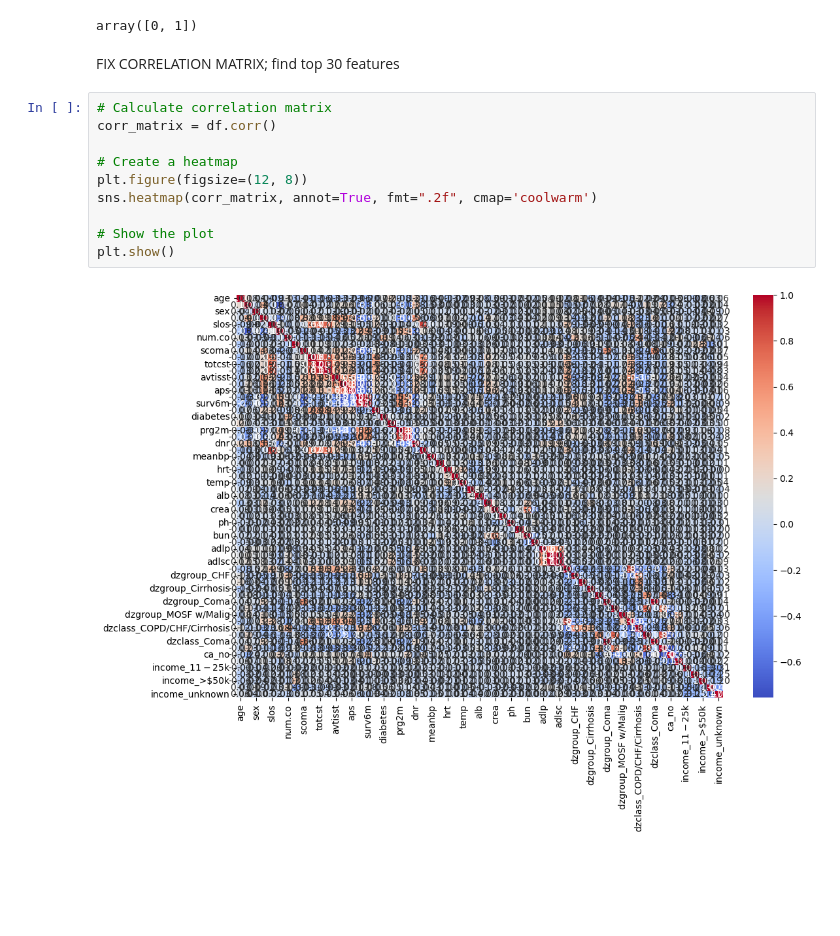
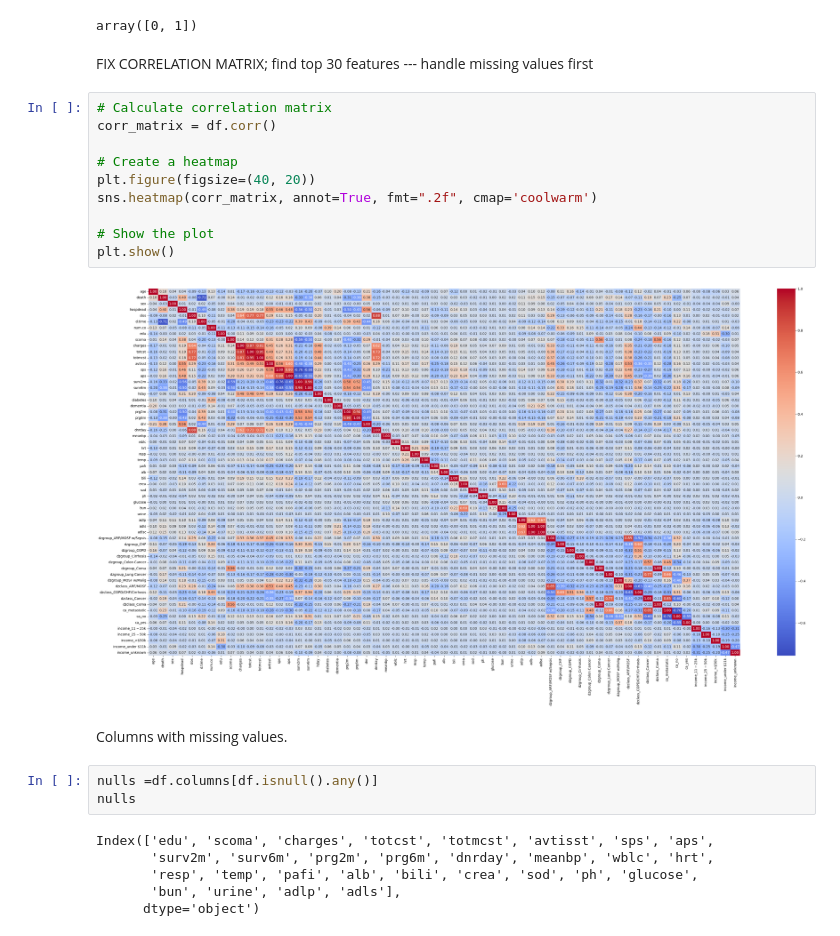
Before and after one commit to kholostovamk/Projects, a Jupyter notebook: ML/data_exploration.ipynb, the cells around one changed output. Saved outputs shown, nothing was run; the diff lists cells and outputs as text; blank space fills up the shorter version.

Commit message:
handling missing columns

```diff
--- a/ML/data_exploration.ipynb
+++ b/ML/data_exploration.ipynb
@@ -213,16 +213,27 @@ df['sex'].unique()
 # %% [output]
 array([0, 1])
 # %% [markdown]
-FIX CORRELATION MATRIX; find top 30 features
+FIX CORRELATION MATRIX; find top 30 features --- handle missing values first
 # %%
 # Calculate correlation matrix
 corr_matrix = df.corr()
 
 # Create a heatmap
-plt.figure(figsize=(12, 8))
+plt.figure(figsize=(40, 20))
 sns.heatmap(corr_matrix, annot=True, fmt=".2f", cmap='coolwarm')
 
 # Show the plot
 plt.show()
 # %% [output]
-[figure, old version]
+[figure, new version]
+# %% [markdown]
+Columns with missing values.
+# %%
+nulls =df.columns[df.isnull().any()]
+nulls
+# %% [output]
+Index(['edu', 'scoma', 'charges', 'totcst', 'totmcst', 'avtisst', 'sps', 'aps',
+       'surv2m', 'surv6m', 'prg2m', 'prg6m', 'dnrday', 'meanbp', 'wblc', 'hrt',
+       'resp', 'temp', 'pafi', 'alb', 'bili', 'crea', 'sod', 'ph', 'glucose',
+       'bun', 'urine', 'adlp', 'adls'],
+      dtype='object')
```
Also changed, not shown: parts of 13 cells of this notebook, 4 other files.
